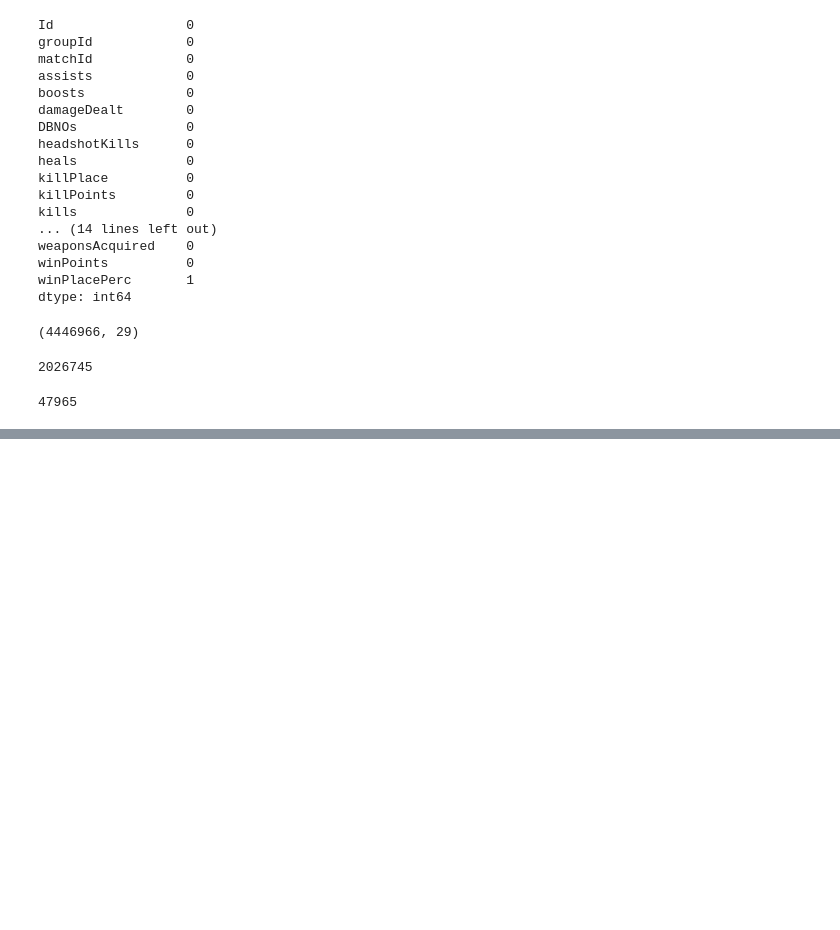
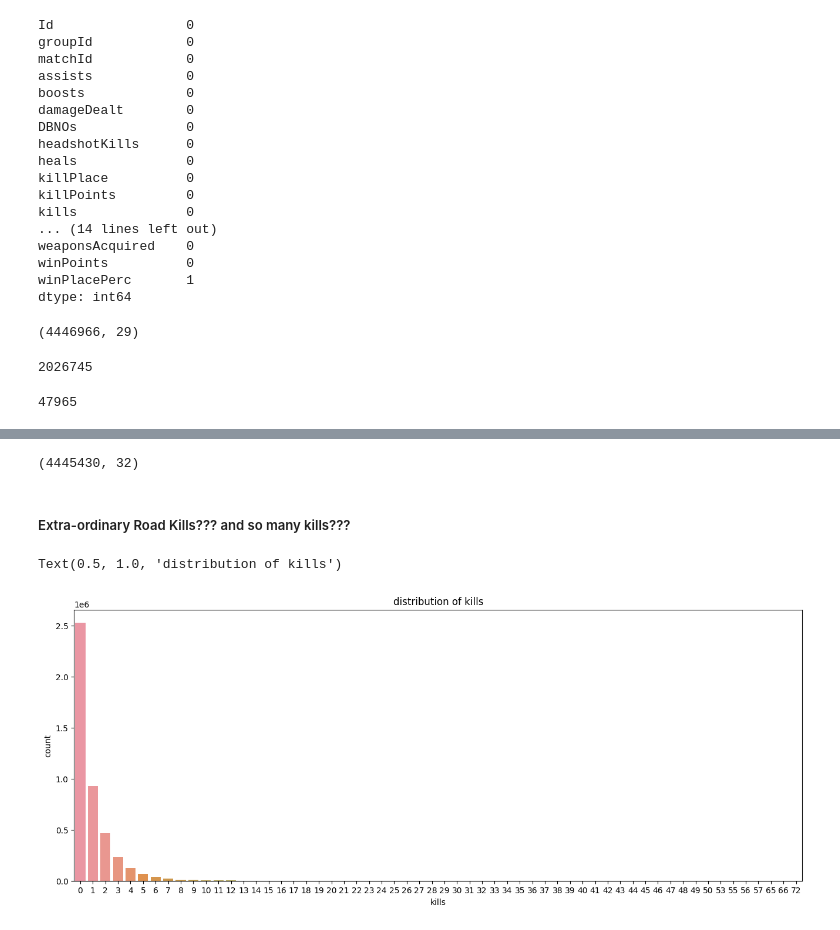
Before and after one commit to Anurag180203/Machine_Learning, a Jupyter notebook: PUBG_game_prediction/PUBG.ipynb, the cells around one changed output, grey strips where cells are left out. Cells and saved outputs as stored; diff of their text form; code cells hidden in the pictures; blank space fills up the shorter version.

```diff
--- a/PUBG_game_prediction/PUBG.ipynb
+++ b/PUBG_game_prediction/PUBG.ipynb
@@ -48,0 +120,4 @@ data.matchId.nunique()
+# %%
+df ['totalDistance'] = df['rideDistance']+df['walkDistance']+df['swimDistance']
+
+df['killsWithoutMoving'] = (df['kills']>0) & (df['totalDistance']==0)
@@ -48,0 +134,16 @@ data.matchId.nunique()
+# %%
+df.drop(df[df['killsWithoutMoving'] == True].index,inplace=True)
+# this will drop hackers/anomalies
+# %%
+df.shape
+# %% [output]
+(4445430, 32)
+# %% [markdown]
+##### Extra-ordinary Road Kills??? and so many kills???
+# %%
+df.drop(df[df['roadKills']>5].index,inplace=True)
+# %%
+sns.countplot(data = df,x=df['kills']).set_title('distribution of kills')
+# %% [output]
+Text(0.5, 1.0, 'distribution of kills')
+[figure, added]
```
Also changed, not shown: parts of 40 cells of this notebook, 6 other files.
